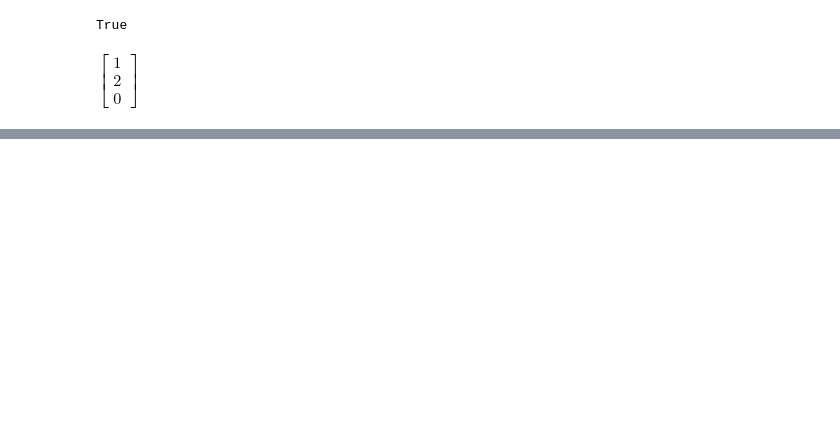
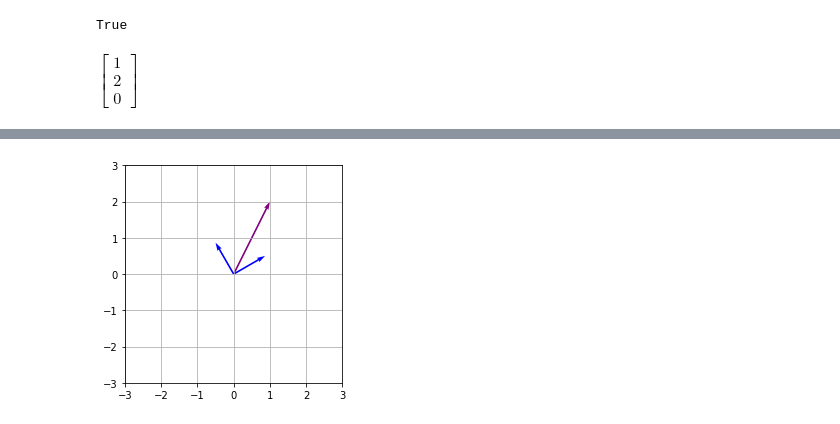
Before and after one commit to curt114/robotics, a Jupyter notebook: masterclass/geometry2d/004 Describing rotation in 2D.ipynb, the cells around one changed output, grey strips where cells are left out. Drawn from its saved outputs; the diff is of its cells as text; code cells hidden in the pictures; blank space fills up the shorter version.

```diff
--- a/masterclass/geometry2d/004 Describing rotation in 2D.ipynb
+++ b/masterclass/geometry2d/004 Describing rotation in 2D.ipynb
@@ -84,0 +250,43 @@ $\displaystyle \left[\begin{matrix}2.0\\-1.0\\0\end{matrix}\right]$
+# %%
+# Plot vector a (COLOR PURPLE) in the reference coordinate frame (COLOR BLUE).
+
+# Initialize the figure and axes
+fig, ax = plt.subplots()
+
+# Adds grid lines to the graph.
+plt.grid()
+
+# Same scaling from data to plot units for x and y
+ax.set_aspect('equal')
+
+# X and Y axis limits
+plt.xlim(-3,3)
+plt.ylim(-3,3)
+
+# Reference Frame Elements.
+reference_coordinate_frame_x_translation = float(reference_coordinate_frame[0,2])
+reference_coordinate_frame_y_translation = float(reference_coordinate_frame[1,2])
+reference_coordinate_frame_x_axis_i_hat = float(reference_coordinate_frame[0,0])
+reference_coordinate_frame_x_axis_j_hat = float(reference_coordinate_frame[1,0])
+reference_coordinate_frame_y_axis_i_hat = float(reference_coordinate_frame[0,1])
+reference_coordinate_frame_y_axis_j_hat = float(reference_coordinate_frame[1,1])
+
+# Plot Reference Coordinate Frame x-axis.
+reference_frame_x_axis = ax.quiver(
+    reference_coordinate_frame_x_translation, reference_coordinate_frame_y_translation,
+    reference_coordinate_frame_x_axis_i_hat, reference_coordinate_frame_x_axis_j_hat,
+    units='xy', scale=1, color='blue')
+
+# Plot Reference Coordinate Frame y-axis.
+reference_frame_y_axis = ax.quiver(
+    reference_coordinate_frame_x_translation, reference_coordinate_frame_y_translation,
+    reference_coordinate_frame_y_axis_i_hat, reference_coordinate_frame_y_axis_j_hat,
+    units='xy', scale=1, color='blue')
+
+# Plot vector a
+world_frame_y_axis = ax.quiver(
+    world_coordinate_frame_x_translation, world_coordinate_frame_y_translation,
+    vector_a_i_component, vector_a_j_component,
+    units='xy', scale=1, color='purple')
+# %% [output]
+[figure, added]
```
Also changed, not shown: parts of 14 cells of this notebook.
